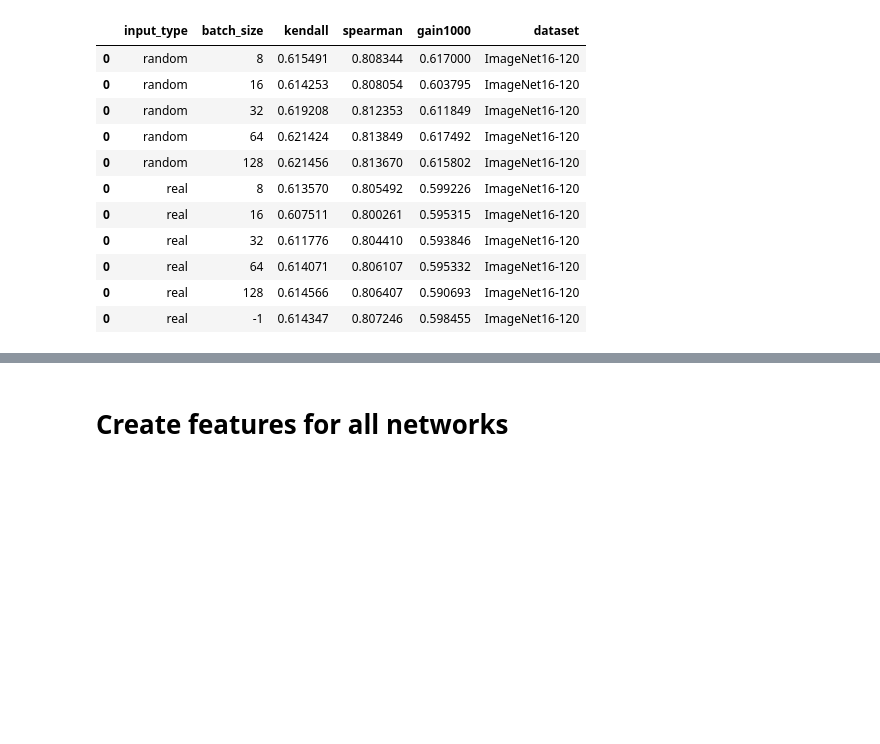
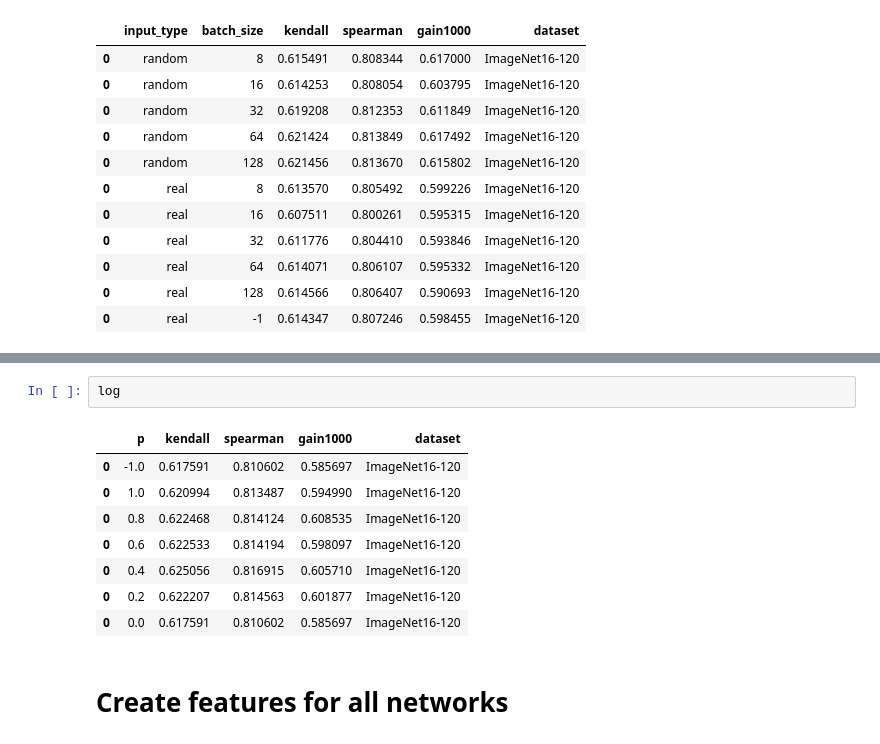
Before and after one commit to ondratybl/VKDNW, a Jupyter notebook: NB201/paper_preparation.ipynb, the cells around one changed output, grey strips where cells are left out. Saved outputs shown, nothing was run; the diff lists cells and outputs as text; blank space fills up the shorter version.

```diff
--- a/NB201/paper_preparation.ipynb
+++ b/NB201/paper_preparation.ipynb
@@ -647,3 +720,14 @@ log
+# %%
+log
+# %% [output]
+|  | p | kendall | spearman | gain1000 | dataset |
+| 0 | -1.0 | 0.617591 | 0.810602 | 0.585697 | ImageNet16-120 |
+| 0 | 1.0 | 0.620994 | 0.813487 | 0.594990 | ImageNet16-120 |
+| 0 | 0.8 | 0.622468 | 0.814124 | 0.608535 | ImageNet16-120 |
+| 0 | 0.6 | 0.622533 | 0.814194 | 0.598097 | ImageNet16-120 |
+| 0 | 0.4 | 0.625056 | 0.816915 | 0.605710 | ImageNet16-120 |
+| 0 | 0.2 | 0.622207 | 0.814563 | 0.601877 | ImageNet16-120 |
+| 0 | 0.0 | 0.617591 | 0.810602 | 0.585697 | ImageNet16-120 |
 # %% [markdown]
 # Create features for all networks
 # %%
```
Also changed, not shown: parts of 6 cells of this notebook, 1 other file.
